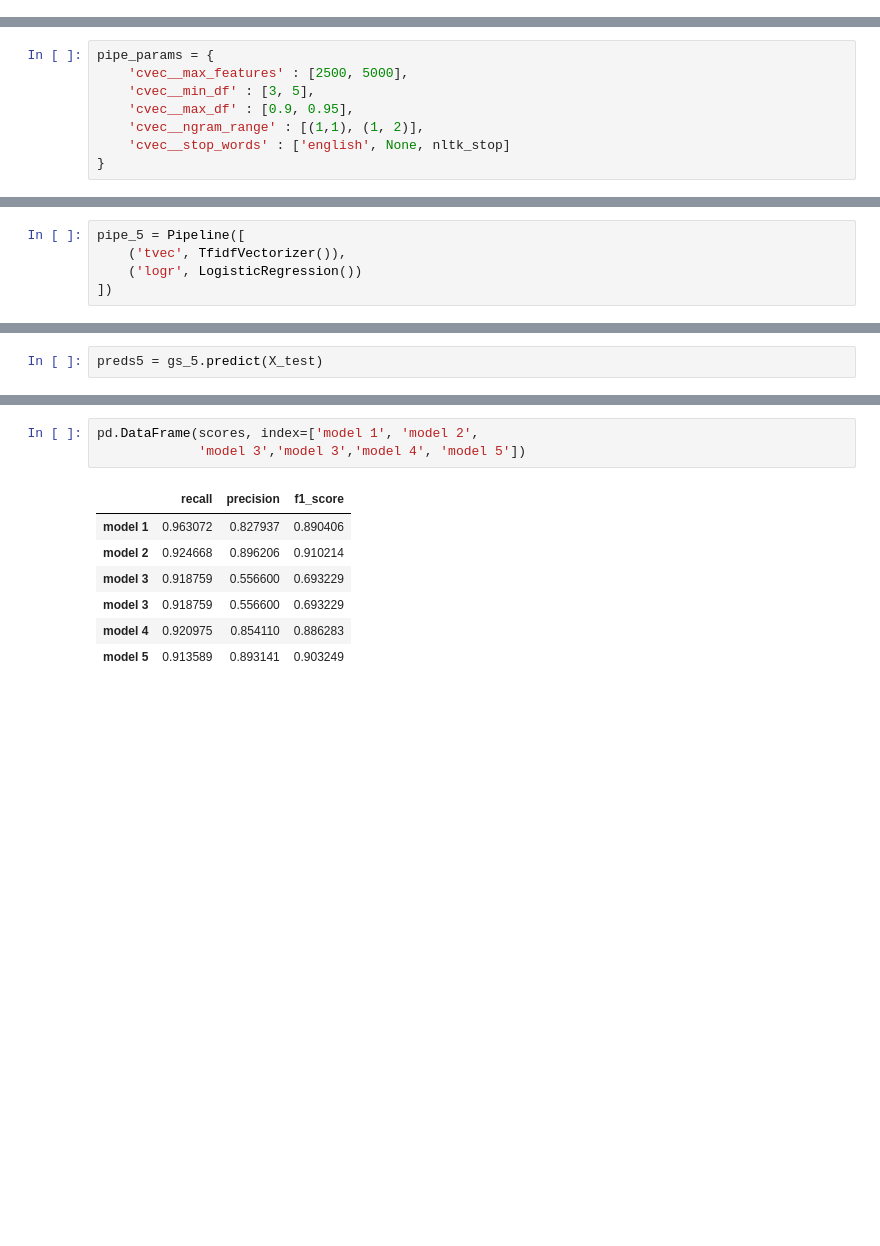
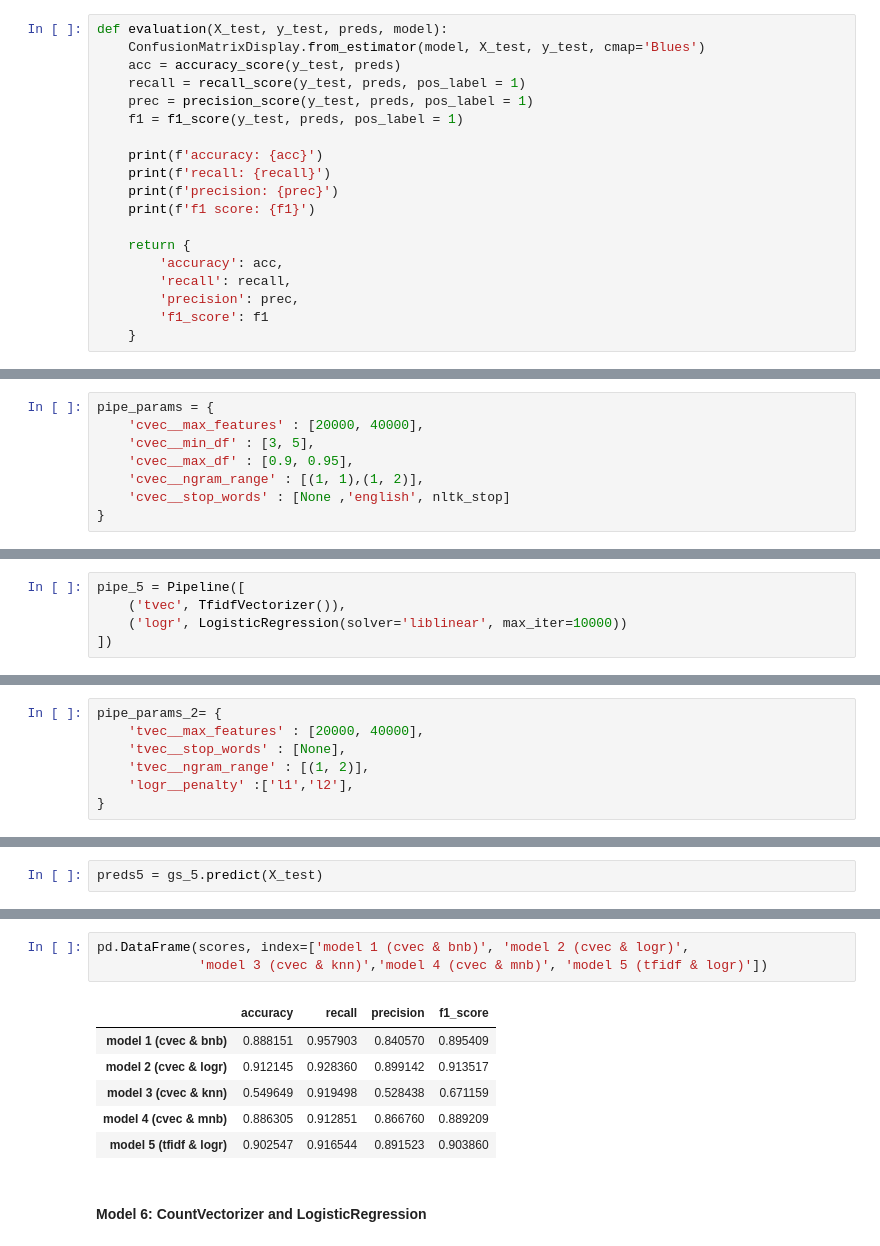
Before and after one commit to tkhong95/APIs_NLP, a Jupyter notebook: code/03_modeling.ipynb, the cells around one changed output, grey strips where cells are left out. Cells and saved outputs as stored; diff of their text form; blank space fills up the shorter version.

```diff
--- a/code/03_modeling.ipynb
+++ b/code/03_modeling.ipynb
@@ -151,3 +181,22 @@ Name: result, dtype: float64
+# %%
+def evaluation(X_test, y_test, preds, model):
+    ConfusionMatrixDisplay.from_estimator(model, X_test, y_test, cmap='Blues')
+    acc = accuracy_score(y_test, preds)
+    recall = recall_score(y_test, preds, pos_label = 1)
+    prec = precision_score(y_test, preds, pos_label = 1)
+    f1 = f1_score(y_test, preds, pos_label = 1)
+
+    print(f'accuracy: {acc}')
+    print(f'recall: {recall}')
+    print(f'precision: {prec}')
+    print(f'f1 score: {f1}')
+
+    return {
+        'accuracy': acc,
+        'recall': recall,
+        'precision': prec,
+        'f1_score': f1
+    }
 # %% [markdown]
 #### Model 1: CountVectorizer & BernoulliNB
 # %%
@@ -160,10 +207,10 @@ nltk_stop = stopwords.words('english')
 # %%
 pipe_params = {
-    'cvec__max_features' : [2500, 5000],
+    'cvec__max_features' : [20000, 40000],
     'cvec__min_df' : [3, 5],
     'cvec__max_df' : [0.9, 0.95],
-    'cvec__ngram_range' : [(1,1), (1, 2)],
-    'cvec__stop_words' : ['english', None, nltk_stop]
+    'cvec__ngram_range' : [(1, 1),(1, 2)],
+    'cvec__stop_words' : [None ,'english', nltk_stop]
 }
 # %%
 gs = GridSearchCV(pipe, pipe_params, cv=5)
@@ -383,5 +469,5 @@ f1 score: 0.8862828713574982
 # %%
 pipe_5 = Pipeline([
     ('tvec', TfidfVectorizer()),
-    ('logr', LogisticRegression())
+    ('logr', LogisticRegression(solver='liblinear', max_iter=10000))
 ])
@@ -397,3 +474,10 @@ pipe_params_2= {
+# %%
+pipe_params_2= {
+    'tvec__max_features' : [20000, 40000],
+    'tvec__stop_words' : [None],
+    'tvec__ngram_range' : [(1, 2)],
+    'logr__penalty' :['l1','l2'],
+}
 # %%
 gs_5 = GridSearchCV(pipe_5,pipe_params_2,cv=5)
 gs_5.fit(X_train,y_train)
@@ -445,11 +526,12 @@ f1 score: 0.9032493610806864
 # %%
-pd.DataFrame(scores, index=['model 1', 'model 2',
-             'model 3','model 3','model 4', 'model 5'])
+pd.DataFrame(scores, index=['model 1 (cvec & bnb)', 'model 2 (cvec & logr)',
+             'model 3 (cvec & knn)','model 4 (cvec & mnb)', 'model 5 (tfidf & logr)'])
 # %% [output]
-|  | recall | precision | f1_score |
-| model 1 | 0.963072 | 0.827937 | 0.890406 |
-| model 2 | 0.924668 | 0.896206 | 0.910214 |
-| model 3 | 0.918759 | 0.556600 | 0.693229 |
-| model 3 | 0.918759 | 0.556600 | 0.693229 |
-| model 4 | 0.920975 | 0.854110 | 0.886283 |
-| model 5 | 0.913589 | 0.893141 | 0.903249 |
+|  | accuracy | recall | precision | f1_score |
+| model 1 (cvec & bnb) | 0.888151 | 0.957903 | 0.840570 | 0.895409 |
+| model 2 (cvec & logr) | 0.912145 | 0.928360 | 0.899142 | 0.913517 |
+| model 3 (cvec & knn) | 0.549649 | 0.919498 | 0.528438 | 0.671159 |
+| model 4 (cvec & mnb) | 0.886305 | 0.912851 | 0.866760 | 0.889209 |
+| model 5 (tfidf & logr) | 0.902547 | 0.916544 | 0.891523 | 0.903860 |
+# %% [markdown]
+#### Model 6: CountVectorizer and LogisticRegression
```
Also changed, not shown: parts of 64 cells of this notebook.
